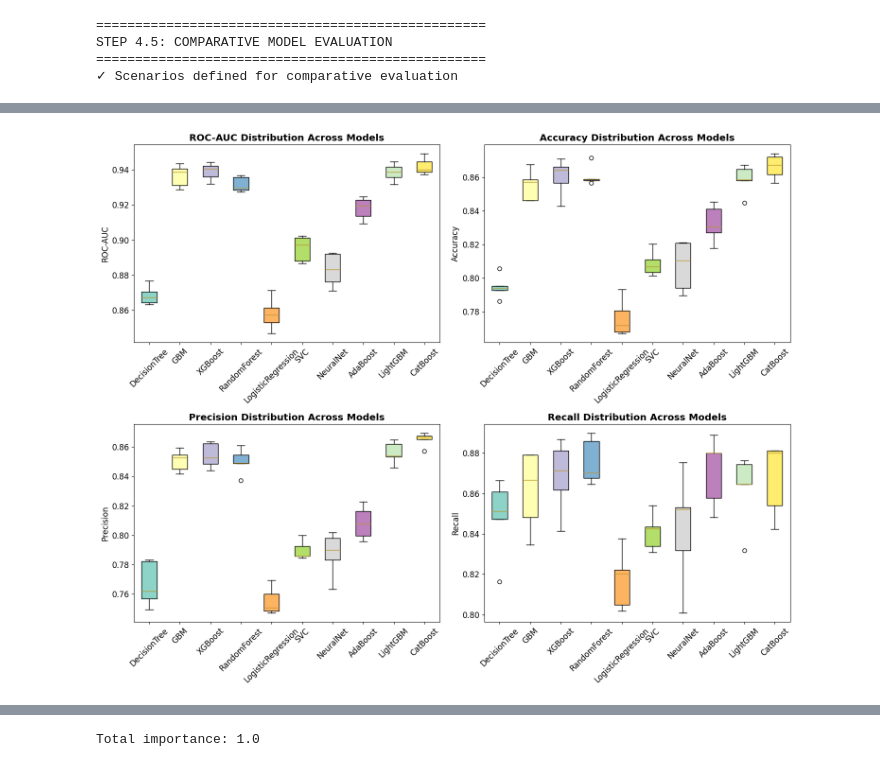
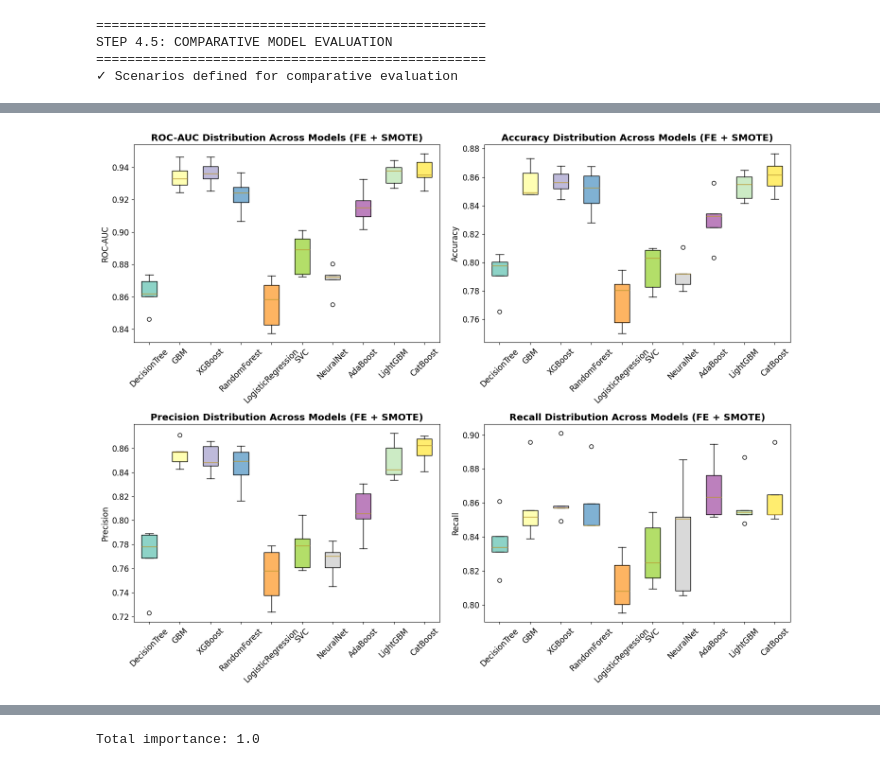
Before and after one commit to koriebruh/CHURN-JOURNAL, a Jupyter notebook: wwwNofel.ipynb, the cells around one changed output, grey strips where cells are left out. Saved outputs shown, nothing was run; the diff lists cells and outputs as text; code cells hidden in the pictures.

Commit message:
save dikit

```diff
--- a/wwwNofel.ipynb
+++ b/wwwNofel.ipynb
@@ -709,26 +730,58 @@ Metrics: {'Scenario': 'Feature Engineering + SMOTE', 'Accuracy': 0.8596830305373
 # %%
+import numpy as np
+import pandas as pd
+from sklearn.model_selection import StratifiedKFold
+from sklearn.metrics import roc_auc_score, accuracy_score, precision_score, recall_score, f1_score
+import matplotlib.pyplot as plt
+
 # === STEP 6: CROSS-VALIDATION EVALUATION ===
 print("\n" + "="*50)
-print("STEP 6: CROSS-VALIDATION EVALUATION")
+print("STEP 6: CROSS-VALIDATION EVALUATION (FE + SMOTE)")
 print("="*50)
 
-cv = StratifiedKFold(n_splits=5, shuffle=True, random_state=RANDOM_SEED)  # Reduced from 10 to 5
+# Debug: Print input data shapes and check for issues
+print("Debugging input data:")
+print(f"X_train shape: {X_train.shape}, y_train shape: {y_train.shape}")
+print(f"X_train type: {type(X_train)}, y_train type: {type(y_train)}")
+print(f"Any NaN in X_train: {np.any(np.isnan(X_train)) if isinstance(X_train, np.ndarray) else X_train.isna().any().any()}")
+print(f"Any NaN in y_train: {np.any(np.isnan(y_train)) if isinstance(y_train, np.ndarray) else y_train.isna().any()}")
+
+# Convert to numpy arrays and reset indices if needed
+if isinstance(X_train, pd.DataFrame):
+    X_train = X_train.reset_index(drop=True).to_numpy()
+if isinstance(y_train, pd.Series):
+    y_train = y_train.reset_index(drop=True).to_numpy()
+
+# Verify tuned_models
+print("Models in tuned_models:", list(tuned_models.keys()))
+
 cv_results = {}
 metrics_results = {}
 cv_metrics_per_fold = {}
 
-print("Performing 5-fold cross-validation...")
+print("Performing 5-fold cross-validation for Feature Engineering + SMOTE...")
 print("-" * 80)
 print(f"{'Model':<15} {'ROC-AUC':<12} {'Accuracy':<10} {'Precision':<10} {'Recall':<10} {'F1-Score':<10}")
 print("-" * 80)
 
 for name, model in tuned_models.items():
     try:
+        print(f"Evaluating model: {name}")
         cv_metrics_per_fold[name] = {'roc_auc': [], 'accuracy': [], 'precision': [], 'recall': [], 'f1': []}
+        cv = StratifiedKFold(n_splits=5, shuffle=True, random_state=RANDOM_SEED)
 
-        for train_idx, val_idx in cv.split(X_scaled_res, y_res):
-            X_cv_train, X_cv_val = X_scaled_res[train_idx], X_scaled_res[val_idx]
-            y_cv_train, y_cv_val = y_res[train_idx], y_res[val_idx]
+        for fold, (train_idx, val_idx) in enumerate(cv.split(X_train, y_train), 1):
+            print(f"  Processing fold {fold} for {name}")
+            X_cv_train, X_cv_val = X_train[train_idx], X_train[val_idx]
+            y_cv_train, y_cv_val = y_train[train_idx], y_train[val_idx]
+
+            # Debug: Print fold shapes
+            print(f"  Fold {fold} - X_cv_train shape: {X_cv_train.shape}, y_cv_train shape: {y_cv_train.shape}")
+            print(f"  Fold {fold} - X_cv_val shape: {X_cv_val.shape}, y_cv_val shape: {y_cv_val.shape}")
+
+            # Verify data integrity
+            if len(X_cv_train) != len(y_cv_train) or len(X_cv_val) != len(y_cv_val):
+                raise ValueError(f"Data mismatch in fold {fold} for {name}: X and y lengths do not align.")
 
             model.fit(X_cv_train, y_cv_train)
             y_pred = model.predict(X_cv_val)
@@ -760,23 +813,30 @@ for name, model in tuned_models.items():
               f"{prec_scores.mean():.4f}±{prec_scores.std():.3f} "
               f"{rec_scores.mean():.4f}±{rec_scores.std():.3f} "
               f"{f1_scores.mean():.4f}±{f1_scores.std():.3f}")
+
     except Exception as e:
         print(f"⚠ Error evaluating {name}: {str(e)}")
+        cv_metrics_per_fold.pop(name, None)  # Remove failed model
         continue
 
 # Save per-fold metrics
 if cv_metrics_per_fold:
-    cv_metrics_df = pd.DataFrame({
-        'Model': [name for name in cv_metrics_per_fold for _ in range(5)],
-        'Fold': list(range(1, 6)) * len(cv_metrics_per_fold),
-        'ROC_AUC': [score for name in cv_metrics_per_fold for score in cv_metrics_per_fold[name]['roc_auc']],
-        'Accuracy': [score for name in cv_metrics_per_fold for score in cv_metrics_per_fold[name]['accuracy']],
-        'Precision': [score for name in cv_metrics_per_fold for score in cv_metrics_per_fold[name]['precision']],
-        'Recall': [score for name in cv_metrics_per_fold for score in cv_metrics_per_fold[name]['recall']],
-        'F1': [score for name in cv_metrics_per_fold for score in cv_metrics_per_fold[name]['f1']]
-    })
-    cv_metrics_df.to_csv(f"{OUTPUT_DIR}/data/cv_metrics_per_fold.csv", index=False)
-    print("✓ Cross-validation metrics per fold saved")
+    try:
+        cv_metrics_df = pd.DataFrame({
+            'Model': [name for name in cv_metrics_per_fold for _ in range(5)],
+            'Fold': list(range(1, 6)) * len(cv_metrics_per_fold),
+            'ROC_AUC': [score for name in cv_metrics_per_fold for score in cv_metrics_per_fold[name]['roc_auc']],
+            'Accuracy': [score for name in cv_metrics_per_fold for score in cv_metrics_per_fold[name]['accuracy']],
+            'Precision': [score for name in cv_metrics_per_fold for score in cv_metrics_per_fold[name]['precision']],
+            'Recall': [score for name in cv_metrics_per_fold for score in cv_metrics_per_fold[name]['recall']],
+            'F1': [score for name in cv_metrics_per_fold for score in cv_metrics_per_fold[name]['f1']]
+        })
+        cv_metrics_df.to_csv(f"{OUTPUT_DIR}/data/cv_metrics_per_fold_fe_smote.csv", index=False)
+        print("✓ Cross-validation metrics per fold saved for FE + SMOTE")
+    except Exception as e:
+        print(f"⚠ Error saving cross-validation metrics: {str(e)}")
+else:
+    print("⚠ No valid cross-validation results to save.")
 
 # Create performance comparison plot
 if metrics_results:
@@ -791,7 +851,7 @@ if metrics_results:
 
         if data:
             bp = ax.boxplot(data, labels=labels, patch_artist=True)
-            ax.set_title(f'{title} Distribution Across Models', fontweight='bold')
+            ax.set_title(f'{title} Distribution Across Models (FE + SMOTE)', fontweight='bold')
             ax.set_ylabel(title)
             ax.tick_params(axis='x', rotation=45)
             colors = plt.cm.Set3(np.linspace(0, 1, len(labels)))
@@ -799,7 +859,9 @@ if metrics_results:
                 patch.set_facecolor(color)
 
     plt.tight_layout()
-    plt.savefig(f"{OUTPUT_DIR}/plots/model_comparison.png", dpi=300, bbox_inches='tight')
+    plt.savefig(f"{OUTPUT_DIR}/plots/model_comparison_fe_smote.png", dpi=300, bbox_inches='tight')
     plt.show()
+else:
+    print("⚠ No valid metrics results for plotting.")
 # %% [output]
 ==================================================
@@ -823,2 +884,2 @@ CatBoost        0.9420±0.004 0.8663±0.006 0.8652±0.004 0.8678±0.016 0.8664±
-[figure, old version]
+[figure, new version]
 # %%
```
Also changed, not shown: parts of 13 cells of this notebook, 53 other files.
